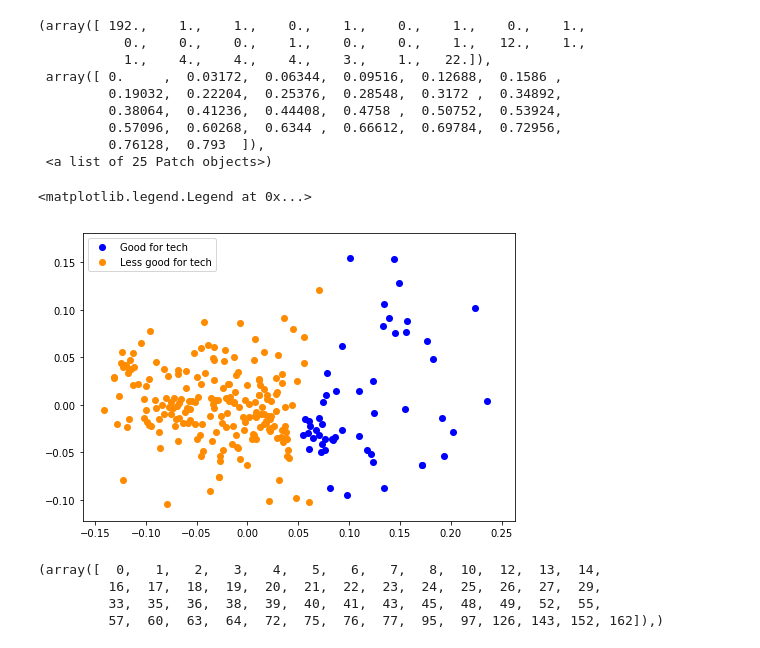
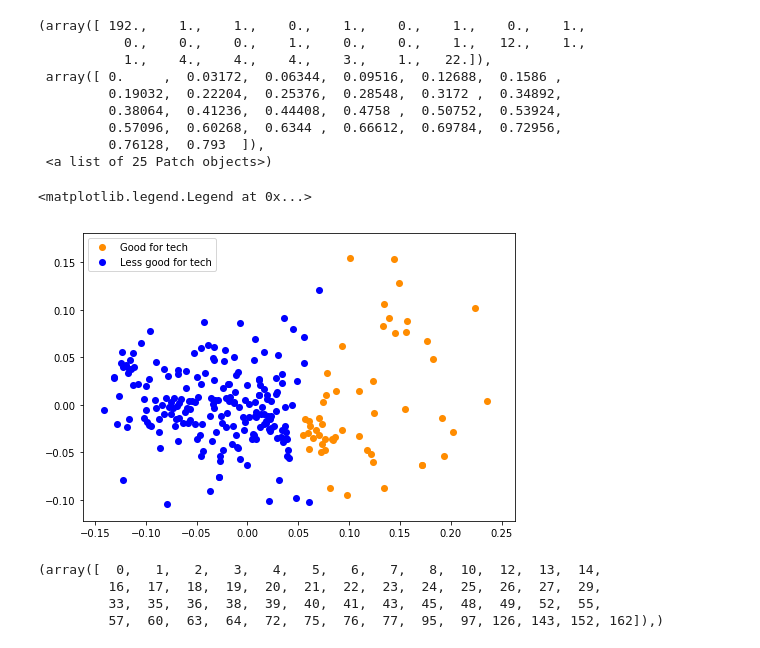
Before and after one commit to kutchko/SiliconSearch, a Jupyter notebook: machine-learning.ipynb, the cells around one changed output. Drawn from its saved outputs; the diff is of its cells as text; code cells hidden in the pictures.

```diff
--- a/machine-learning.ipynb
+++ b/machine-learning.ipynb
@@ -186,28 +186,28 @@ npos = nmds.fit_transform(similarities2, init=pos)
 # %%
 %matplotlib inline
 # Rescale the data
 pos *= np.sqrt((array2 ** 2).sum()) / np.sqrt((pos ** 2).sum())
 npos *= np.sqrt((array2 ** 2).sum()) / np.sqrt((npos ** 2).sum())
 
 # Rotate the data
 clf = PCA(n_components=2)
 array2 = clf.fit_transform(array2)
 
 pos = clf.fit_transform(pos)
 
 npos = clf.fit_transform(npos)
 
 fig = plt.figure(1)
 ax = plt.axes([0., 0., 1., 1.])
 
 s = 50
-plt.scatter(npos[np.where(np.asarray(probabilities) >= .5), 0], npos[np.where(np.asarray(probabilities) >= .5), 1], color='blue', s=s, lw=0, label='Good for tech')
-plt.scatter(npos[np.where(np.asarray(probabilities) < .5), 0], npos[np.where(np.asarray(probabilities) < .5), 1], color='darkorange', s=s, lw=0, label='Less good for tech')
+plt.scatter(npos[np.where(np.asarray(probabilities) >= .5), 0], npos[np.where(np.asarray(probabilities) >= .5), 1], color='darkorange', s=s, lw=0, label='Good for tech')
+plt.scatter(npos[np.where(np.asarray(probabilities) < .5), 0], npos[np.where(np.asarray(probabilities) < .5), 1], color='blue', s=s, lw=0, label='Less good for tech')
 
 plt.legend(scatterpoints=1, loc='best', shadow=False)
 # %% [output]
 <matplotlib.legend.Legend at 0x...>
-[figure, old version]
+[figure, new version]
 # %%
 indices = np.where(np.asarray(probabilities) >= 0.5)
 #sorted_metro_data.iloc[indices]['CBSA']
```
Also changed, not shown: 4 other files.
